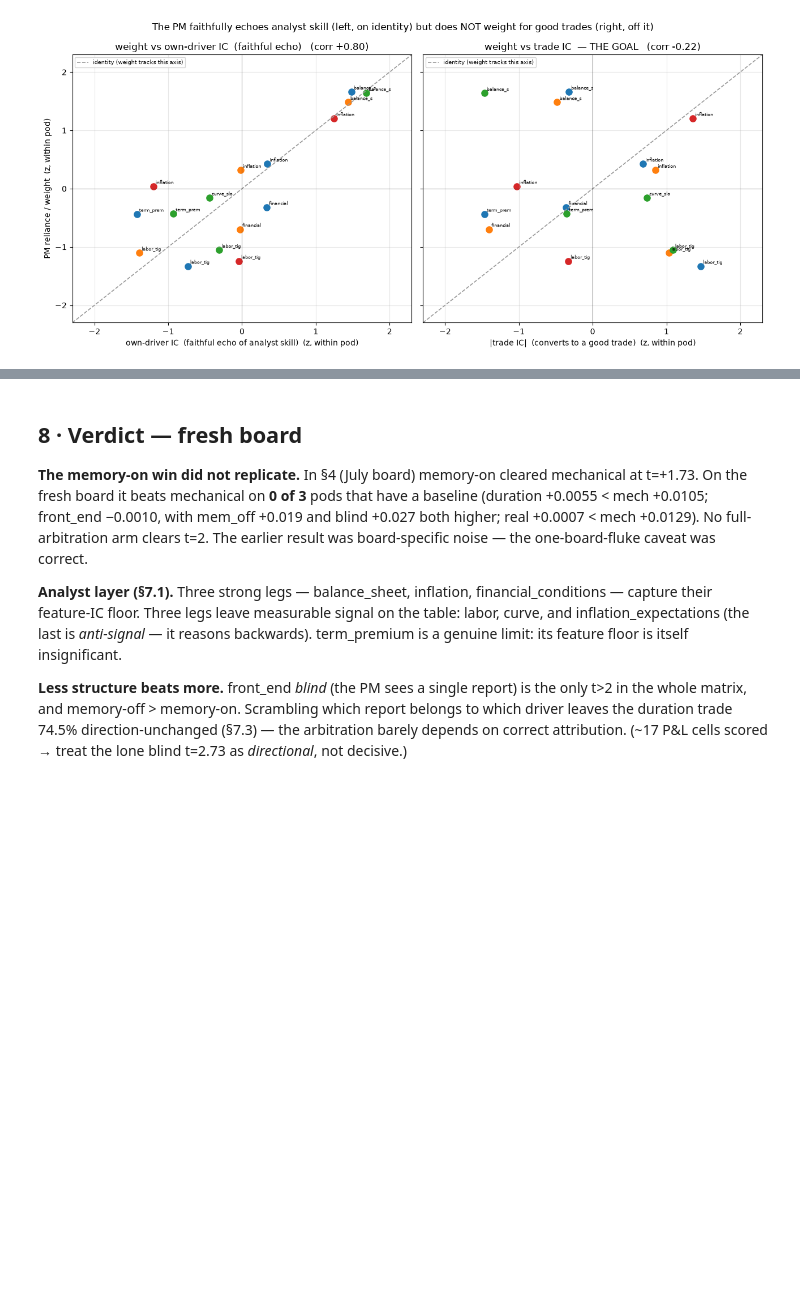
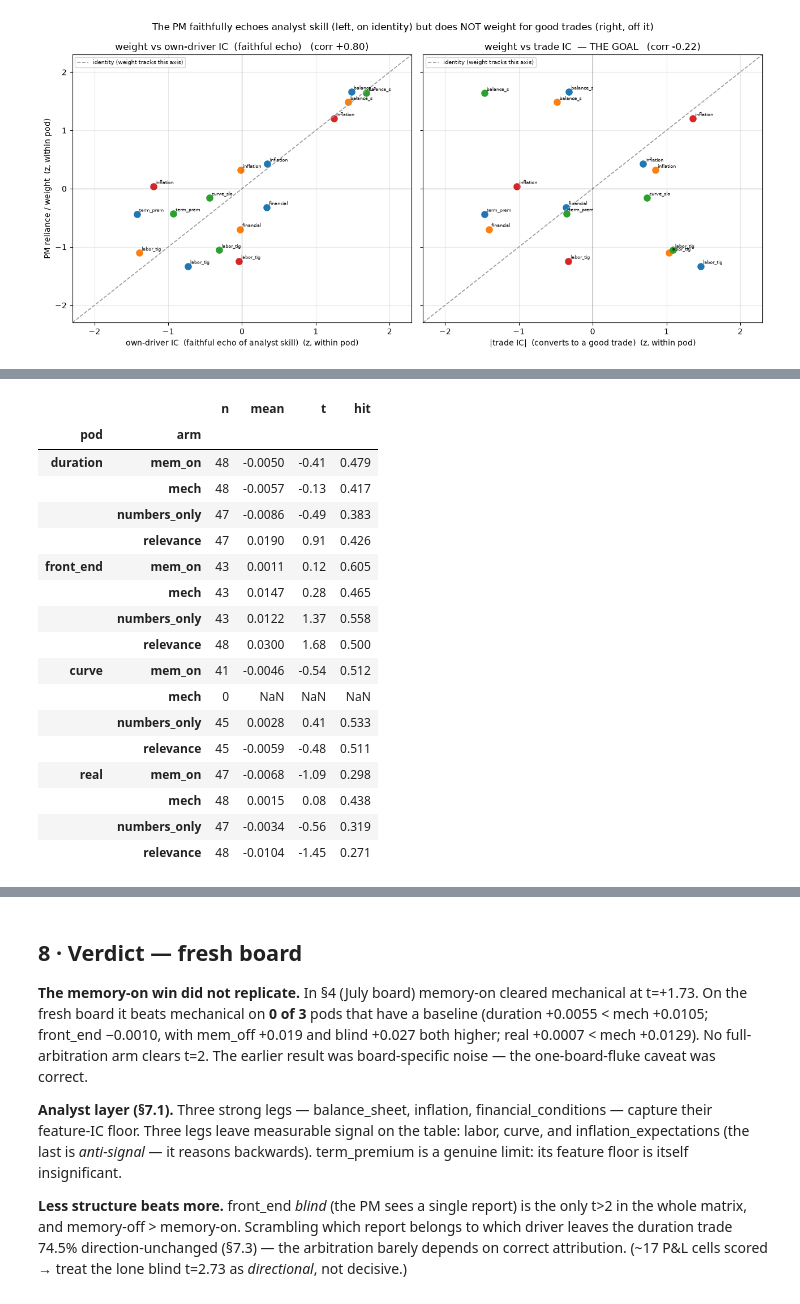
Before and after one commit to charishma005/Blackrock_UCB_MFE_Industry_Project, a Jupyter notebook: notebooks/pm_trade_evaluation.ipynb, the cells around one changed output, grey strips where cells are left out. Cells and saved outputs as stored; diff of their text form; code cells hidden in the pictures; blank space fills up the shorter version.

```diff
--- a/notebooks/pm_trade_evaluation.ipynb
+++ b/notebooks/pm_trade_evaluation.ipynb
@@ -813,0 +820,36 @@ rel.groupby('pod').apply(lambda g: pd.Series({
+# %%
+# §7.11a · Trade P&L, short window, vs memory-on / mechanical (mem_on/mech reindexed to the arm dates).
+arms11 = {'mem_on': '{p}_mem_on', 'mech': '{p}_mech', 'numbers_only': '{p}_numonly', 'relevance': '{p}_relevance'}
+rows = []
+for pod in PODS:
+    p0 = build_pm(pod, None)
+    sd = load_trades(f'../reports/pm/{pod}_numonly.jsonl', p0.trade_config).index
+    for arm, tmpl in arms11.items():
+        inst = list(p0.trade_config['universe'])
+        tr = load_trades(f'../reports/pm/{tmpl.format(p=pod)}.jsonl', p0.trade_config)
+        pl = yield_pnl(tr, load_bundle(inst), inst, freq=p0.clock_freq)
+        if arm in ('mem_on', 'mech'): pl = pl.reindex(sd).dropna()
+        sc = score_trades(pl, tr.reindex(pl.index)['conviction'])
+        rows.append({'pod': pod, 'arm': arm, 'n': sc['n'], 'mean': round(sc['mean'], 4),
+                     't': round(sc['t_stat'], 2), 'hit': round(sc['hit_rate'], 3)})
+pnl11 = pd.DataFrame(rows).set_index(['pod', 'arm'])
+pnl11
+# %% [output]
+|  |  | n | mean | t | hit |
+| pod | arm |  |  |  |  |
+| duration | mem_on | 48 | -0.0050 | -0.41 | 0.479 |
+|  | mech | 48 | -0.0057 | -0.13 | 0.417 |
+|  | numbers_only | 47 | -0.0086 | -0.49 | 0.383 |
+|  | relevance | 47 | 0.0190 | 0.91 | 0.426 |
+| front_end | mem_on | 43 | 0.0011 | 0.12 | 0.605 |
+|  | mech | 43 | 0.0147 | 0.28 | 0.465 |
+|  | numbers_only | 43 | 0.0122 | 1.37 | 0.558 |
+|  | relevance | 48 | 0.0300 | 1.68 | 0.500 |
+| curve | mem_on | 41 | -0.0046 | -0.54 | 0.512 |
+|  | mech | 0 | NaN | NaN | NaN |
+|  | numbers_only | 45 | 0.0028 | 0.41 | 0.533 |
+|  | relevance | 45 | -0.0059 | -0.48 | 0.511 |
+| real | mem_on | 47 | -0.0068 | -1.09 | 0.298 |
+|  | mech | 48 | 0.0015 | 0.08 | 0.438 |
+|  | numbers_only | 47 | -0.0034 | -0.56 | 0.319 |
+|  | relevance | 48 | -0.0104 | -1.45 | 0.271 |
```
Also changed, not shown: parts of 3 cells of this notebook, 17 other files.
